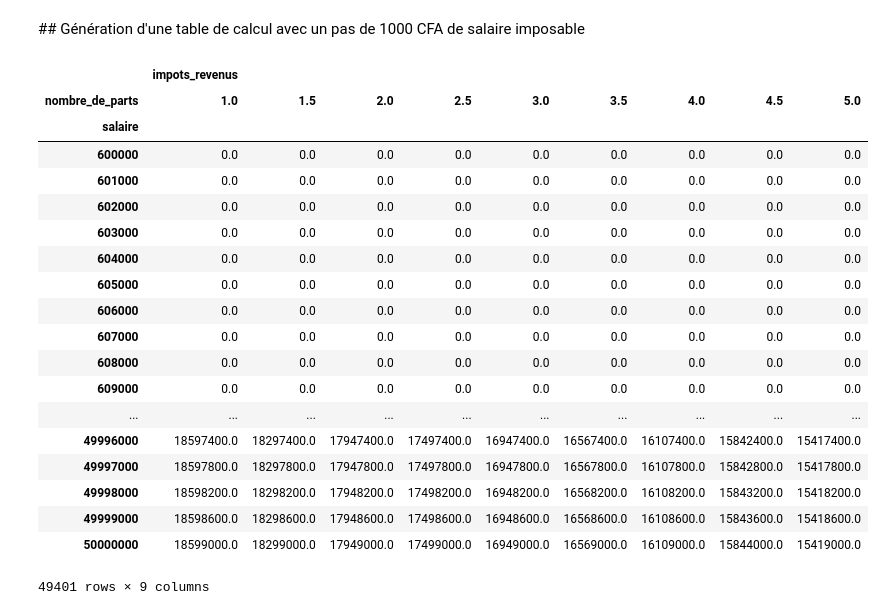
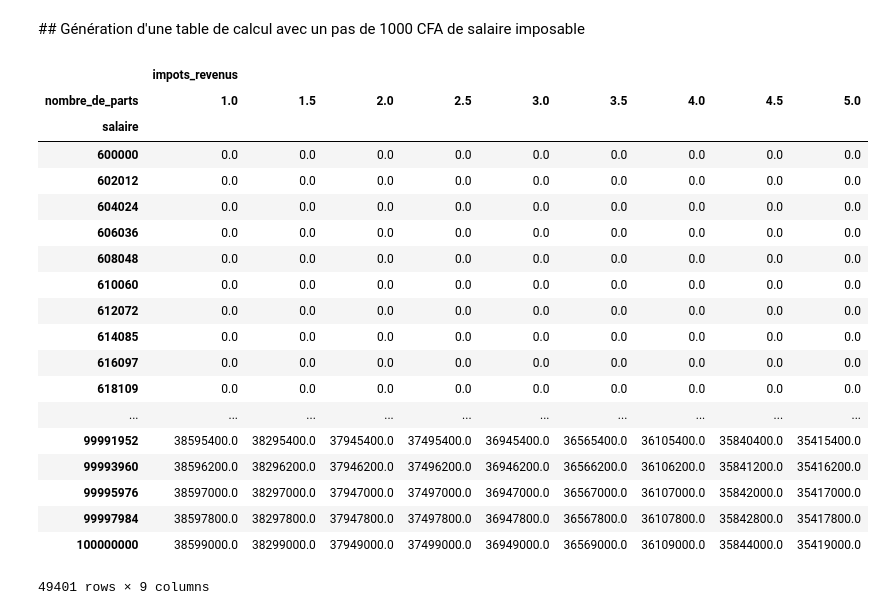
Before and after one commit to openfisca/openfisca-senegal, a Jupyter notebook: notebooks/hackaton_ogp_paris.ipynb, the cells around one changed output. Drawn from its saved outputs; the diff is of its cells as text; code cells hidden in the pictures.

```diff
--- a/notebooks/hackaton_ogp_paris.ipynb
+++ b/notebooks/hackaton_ogp_paris.ipynb
@@ -197,7 +197,7 @@ errors.to_excel(os.path.join(asset_directory, 'errors.xls'))
 # %%
 scenario = tax_benefit_system.new_scenario()
 min_salaire = 600e3
-max_salaire = 50e6
+max_salaire = 100e6
 step = 1000
 count = int((50e6 - 600e3) / step + 1)
 scenario.init_single_entity(
@@ -208,48 +208,48 @@ scenario.init_single_entity(
             'count': count,
             'min': min_salaire,
             'max': max_salaire,
             'name': 'salaire',
         },
         {
             'count': 9,
             'min': 1,
             'max': 5,
             'name': 'nombre_de_parts',
         },
     ],
 )
 simulation = scenario.new_simulation()
 salaire = simulation.individu('salaire')
 nombre_de_parts = simulation.individu('nombre_de_parts')
 impot_revenus = simulation.individu('impot_revenus')
 result = pd.DataFrame({
     'salaire': salaire,
     'nombre_de_parts': nombre_de_parts,
     'impots_revenus': impot_revenus,
     })
 result.salaire =  result.salaire.astype(int)
 result_reshaped_step_1000 = result.set_index(['nombre_de_parts', 'salaire']).unstack('nombre_de_parts')
 result_reshaped_step_1000
 # %% [output]
 |  | impots_revenus |  |  |  |  |  |  |  |  |
 | nombre_de_parts | 1.0 | 1.5 | 2.0 | 2.5 | 3.0 | 3.5 | 4.0 | 4.5 | 5.0 |
 | salaire |  |  |  |  |  |  |  |  |  |
 | 600000 | 0.0 | 0.0 | 0.0 | 0.0 | 0.0 | 0.0 | 0.0 | 0.0 | 0.0 |
-| 601000 | 0.0 | 0.0 | 0.0 | 0.0 | 0.0 | 0.0 | 0.0 | 0.0 | 0.0 |
-| 602000 | 0.0 | 0.0 | 0.0 | 0.0 | 0.0 | 0.0 | 0.0 | 0.0 | 0.0 |
-| 603000 | 0.0 | 0.0 | 0.0 | 0.0 | 0.0 | 0.0 | 0.0 | 0.0 | 0.0 |
-| 604000 | 0.0 | 0.0 | 0.0 | 0.0 | 0.0 | 0.0 | 0.0 | 0.0 | 0.0 |
-| 605000 | 0.0 | 0.0 | 0.0 | 0.0 | 0.0 | 0.0 | 0.0 | 0.0 | 0.0 |
-| 606000 | 0.0 | 0.0 | 0.0 | 0.0 | 0.0 | 0.0 | 0.0 | 0.0 | 0.0 |
-| 607000 | 0.0 | 0.0 | 0.0 | 0.0 | 0.0 | 0.0 | 0.0 | 0.0 | 0.0 |
-| 608000 | 0.0 | 0.0 | 0.0 | 0.0 | 0.0 | 0.0 | 0.0 | 0.0 | 0.0 |
-| 609000 | 0.0 | 0.0 | 0.0 | 0.0 | 0.0 | 0.0 | 0.0 | 0.0 | 0.0 |
+| 602012 | 0.0 | 0.0 | 0.0 | 0.0 | 0.0 | 0.0 | 0.0 | 0.0 | 0.0 |
+| 604024 | 0.0 | 0.0 | 0.0 | 0.0 | 0.0 | 0.0 | 0.0 | 0.0 | 0.0 |
+| 606036 | 0.0 | 0.0 | 0.0 | 0.0 | 0.0 | 0.0 | 0.0 | 0.0 | 0.0 |
+| 608048 | 0.0 | 0.0 | 0.0 | 0.0 | 0.0 | 0.0 | 0.0 | 0.0 | 0.0 |
+| 610060 | 0.0 | 0.0 | 0.0 | 0.0 | 0.0 | 0.0 | 0.0 | 0.0 | 0.0 |
+| 612072 | 0.0 | 0.0 | 0.0 | 0.0 | 0.0 | 0.0 | 0.0 | 0.0 | 0.0 |
+| 614085 | 0.0 | 0.0 | 0.0 | 0.0 | 0.0 | 0.0 | 0.0 | 0.0 | 0.0 |
+| 616097 | 0.0 | 0.0 | 0.0 | 0.0 | 0.0 | 0.0 | 0.0 | 0.0 | 0.0 |
+| 618109 | 0.0 | 0.0 | 0.0 | 0.0 | 0.0 | 0.0 | 0.0 | 0.0 | 0.0 |
 | ... | ... | ... | ... | ... | ... | ... | ... | ... | ... |
-| 49996000 | 18597400.0 | 18297400.0 | 17947400.0 | 17497400.0 | 16947400.0 | 16567400.0 | 16107400.0 | 15842400.0 | 15417400.0 |
-| 49997000 | 18597800.0 | 18297800.0 | 17947800.0 | 17497800.0 | 16947800.0 | 16567800.0 | 16107800.0 | 15842800.0 | 15417800.0 |
-| 49998000 | 18598200.0 | 18298200.0 | 17948200.0 | 17498200.0 | 16948200.0 | 16568200.0 | 16108200.0 | 15843200.0 | 15418200.0 |
-| 49999000 | 18598600.0 | 18298600.0 | 17948600.0 | 17498600.0 | 16948600.0 | 16568600.0 | 16108600.0 | 15843600.0 | 15418600.0 |
-| 50000000 | 18599000.0 | 18299000.0 | 17949000.0 | 17499000.0 | 16949000.0 | 16569000.0 | 16109000.0 | 15844000.0 | 15419000.0 |
+| 99991952 | 38595400.0 | 38295400.0 | 37945400.0 | 37495400.0 | 36945400.0 | 36565400.0 | 36105400.0 | 35840400.0 | 35415400.0 |
+| 99993960 | 38596200.0 | 38296200.0 | 37946200.0 | 37496200.0 | 36946200.0 | 36566200.0 | 36106200.0 | 35841200.0 | 35416200.0 |
+| 99995976 | 38597000.0 | 38297000.0 | 37947000.0 | 37497000.0 | 36947000.0 | 36567000.0 | 36107000.0 | 35842000.0 | 35417000.0 |
+| 99997984 | 38597800.0 | 38297800.0 | 37947800.0 | 37497800.0 | 36947800.0 | 36567800.0 | 36107800.0 | 35842800.0 | 35417800.0 |
+| 100000000 | 38599000.0 | 38299000.0 | 37949000.0 | 37499000.0 | 36949000.0 | 36569000.0 | 36109000.0 | 35844000.0 | 35419000.0 |
 49401 rows × 9 columns
 # %%
 result_reshaped_step_1000.to_excel(os.path.join(asset_directory, 'result_step_1000CFA.xls'))
```
Also changed, not shown: 1 other file.
